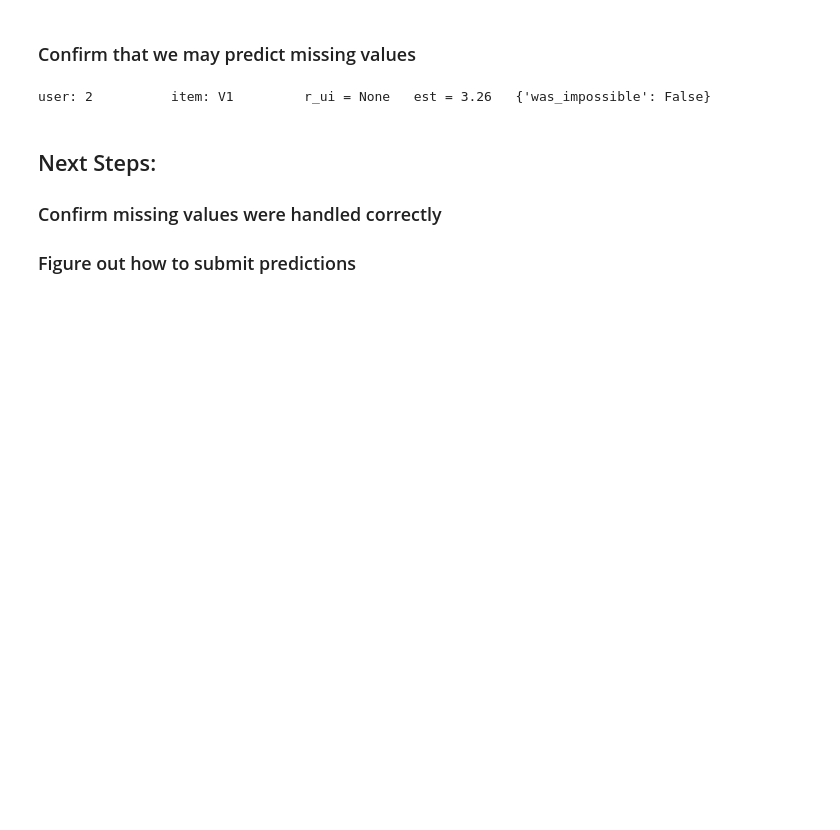
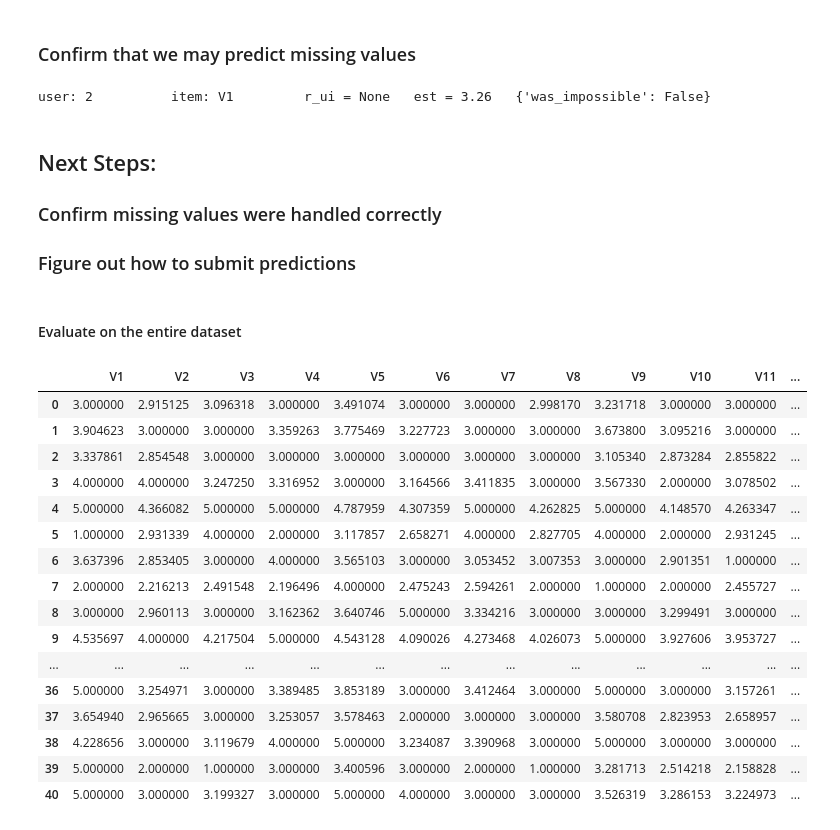
Before and after one commit to YiteWang/STAT542Group10, a Jupyter notebook: restaurant_rating.ipynb, the cells around one changed output. Drawn from its saved outputs; the diff is of its cells as text; code cells hidden in the pictures; blank space fills up the shorter version.

Commit message:
Add prediction

```diff
--- a/restaurant_rating.ipynb
+++ b/restaurant_rating.ipynb
@@ -39,8 +39,8 @@ Successfully built scikit-surprise
 Installing collected packages: scikit-surprise
 Successfully installed scikit-surprise-1.1.3
 # %%
-feedback_df = pd.read_csv("Feedback.csv").drop("Unnamed: 0",axis=1)
-feedback_df
+feedback_orig = pd.read_csv("Feedback.csv").drop("Unnamed: 0",axis=1)
+feedback_orig
 # %% [output]
 |  | V1 | V2 | V3 | V4 | V5 | V6 | V7 | V8 | V9 | V10 | V11 | ... |
 | 0 | 3.0 | NaN | NaN | 3.0 | NaN | 3.0 | 3.0 | NaN | NaN | 3.0 | 3.0 | ... |
@@ -379,3 +379,36 @@ user: 2          item: V1         r_ui = None   est = 3.26   {'was_impossible':
 ## Next Steps:
 ### Confirm missing values were handled correctly
 ### Figure out how to submit predictions
+# %% [markdown]
+#### Evaluate on the entire dataset
+# %%
+all_dataset = data.build_full_trainset()
+model = SVD(n_epochs=200, lr_all=0.005, reg_all=0.3, verbose=False, random_state=42).fit(all_dataset)
+# %%
+feedback_pred = feedback_orig.copy()
+# %%
+for v in feedback_pred.columns:
+    for i in feedback_pred.index:
+        val = feedback_pred.iloc[i][v]
+        if pd.isnull(val):
+            feedback_pred.iloc[i][v] = model.predict(uid=i+1, iid=v, verbose=False).est
+# %%
+feedback_pred
+# %% [output]
+|  | V1 | V2 | V3 | V4 | V5 | V6 | V7 | V8 | V9 | V10 | V11 | ... |
+| 0 | 3.000000 | 2.915125 | 3.096318 | 3.000000 | 3.491074 | 3.000000 | 3.000000 | 2.998170 | 3.231718 | 3.000000 | 3.000000 | ... |
+| 1 | 3.904623 | 3.000000 | 3.000000 | 3.359263 | 3.775469 | 3.227723 | 3.000000 | 3.000000 | 3.673800 | 3.095216 | 3.000000 | ... |
+| 2 | 3.337861 | 2.854548 | 3.000000 | 3.000000 | 3.000000 | 3.000000 | 3.000000 | 3.000000 | 3.105340 | 2.873284 | 2.855822 | ... |
+| 3 | 4.000000 | 4.000000 | 3.247250 | 3.316952 | 3.000000 | 3.164566 | 3.411835 | 3.000000 | 3.567330 | 2.000000 | 3.078502 | ... |
+| 4 | 5.000000 | 4.366082 | 5.000000 | 5.000000 | 4.787959 | 4.307359 | 5.000000 | 4.262825 | 5.000000 | 4.148570 | 4.263347 | ... |
+| 5 | 1.000000 | 2.931339 | 4.000000 | 2.000000 | 3.117857 | 2.658271 | 4.000000 | 2.827705 | 4.000000 | 2.000000 | 2.931245 | ... |
+| 6 | 3.637396 | 2.853405 | 3.000000 | 4.000000 | 3.565103 | 3.000000 | 3.053452 | 3.007353 | 3.000000 | 2.901351 | 1.000000 | ... |
+| 7 | 2.000000 | 2.216213 | 2.491548 | 2.196496 | 4.000000 | 2.475243 | 2.594261 | 2.000000 | 1.000000 | 2.000000 | 2.455727 | ... |
+| 8 | 3.000000 | 2.960113 | 3.000000 | 3.162362 | 3.640746 | 5.000000 | 3.334216 | 3.000000 | 3.000000 | 3.299491 | 3.000000 | ... |
+| 9 | 4.535697 | 4.000000 | 4.217504 | 5.000000 | 4.543128 | 4.090026 | 4.273468 | 4.026073 | 5.000000 | 3.927606 | 3.953727 | ... |
+| ... | ... | ... | ... | ... | ... | ... | ... | ... | ... | ... | ... | ... |
+| 36 | 5.000000 | 3.254971 | 3.000000 | 3.389485 | 3.853189 | 3.000000 | 3.412464 | 3.000000 | 5.000000 | 3.000000 | 3.157261 | ... |
+| 37 | 3.654940 | 2.965665 | 3.000000 | 3.253057 | 3.578463 | 2.000000 | 3.000000 | 3.000000 | 3.580708 | 2.823953 | 2.658957 | ... |
+| 38 | 4.228656 | 3.000000 | 3.119679 | 4.000000 | 5.000000 | 3.234087 | 3.390968 | 3.000000 | 5.000000 | 3.000000 | 3.000000 | ... |
+| 39 | 5.000000 | 2.000000 | 1.000000 | 3.000000 | 3.400596 | 3.000000 | 2.000000 | 1.000000 | 3.281713 | 2.514218 | 2.158828 | ... |
+| 40 | 5.000000 | 3.000000 | 3.199327 | 3.000000 | 5.000000 | 4.000000 | 3.000000 | 3.000000 | 3.526319 | 3.286153 | 3.224973 | ... |
```
Also changed, not shown: parts of 1 cell of this notebook, 2 other files.
